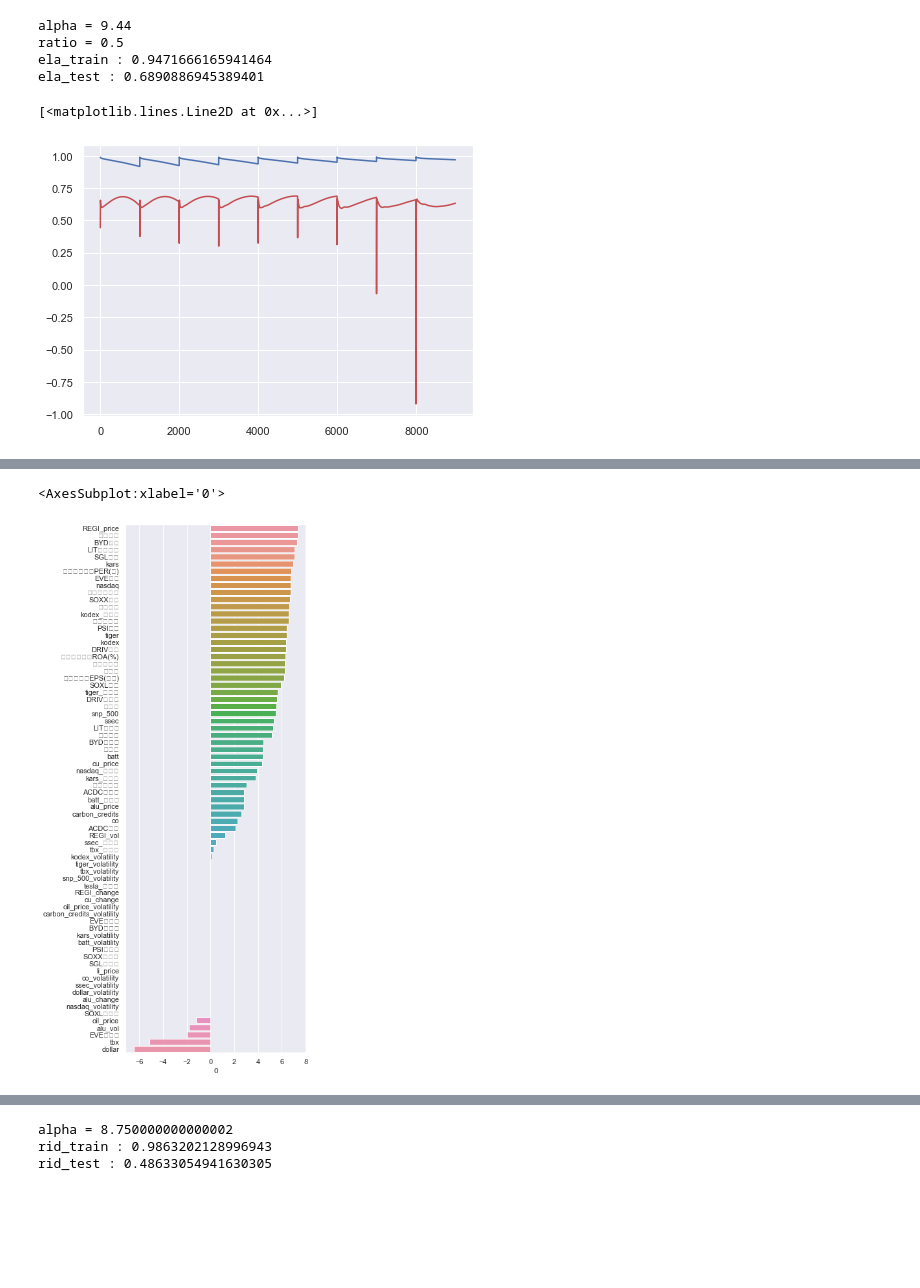
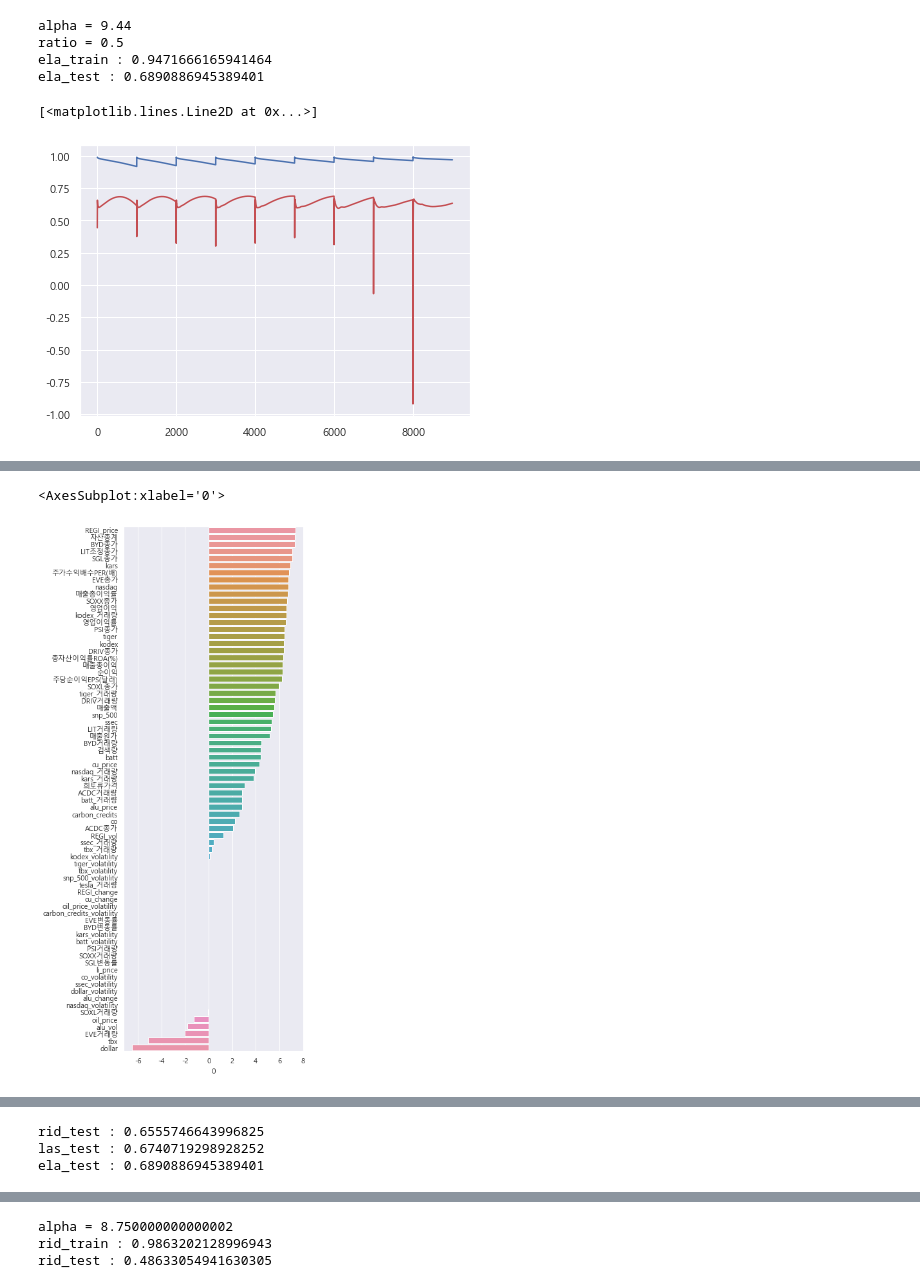
Before and after one commit to cldud400/fintech_1st_project, a Jupyter notebook: 2차 프로젝트/2nd_project_B조_MachineLeaning.ipynb, the cells around one changed output, grey strips where cells are left out. Cells and saved outputs as stored; diff of their text form; code cells hidden in the pictures; blank space fills up the shorter version.

```diff
--- a/2차 프로젝트/2nd_project_B조_MachineLeaning.ipynb
+++ b/2차 프로젝트/2nd_project_B조_MachineLeaning.ipynb
@@ -9,7 +7,10 @@ import seaborn as sns
 import plotly.express as px
 # %%
 # plot 한글
-plt.rcParams['font.family'] = 'D2Coding'
+plt.rcParams['font.family'] = 'Malgun Gothic'
+sns.set(font="Malgun Gothic",
+        rc={"axes.unicode_minus":False,'figure.figsize':(5,15)},
+        style='darkgrid')
 # %%
 from sklearn.preprocessing import StandardScaler, MinMaxScaler
 from sklearn.model_selection import train_test_split
@@ -441,8 +458,3 @@ plt.legend(loc='best', ncol=2)
 plt.show()
 # %% [output]
 [figure]
-# %%
-coef_df = pd.DataFrame(ela.coef_, index = x_train.columns)
-coef_df = coef_df.sort_values(0, ascending=False)
-sns.set(rc = {'figure.figsize':(5,15)})
-sns.barplot(x=coef_df[0].sort_values(ascending=False), y=coef_df.index)
@@ -578,7 +587,7 @@ plt.plot(test_li, c='r')
 plt.plot(train_li, c='b')
 # %% [output]
 [<matplotlib.lines.Line2D at 0x...>]
-[figure, old version]
+[figure, new version]
 # %%
 ela = ElasticNet(l1_ratio=0.5, alpha=9.44)
 ela.fit(x_train_scaled, y_train)
@@ -609,11 +618,15 @@ array([-0.        , -1.24021114,  0.        ,  2.59623771,  0.        ,
 # %%
 coef_df = pd.DataFrame(ela.coef_, index = x_train.columns)
 coef_df = coef_df.sort_values(0, ascending=False)
-sns.set(rc = {'figure.figsize':(5,15)})
+# plot 한글
+plt.rcParams['font.family'] = 'Malgun Gothic'
+sns.set(font="Malgun Gothic",
+        rc={"axes.unicode_minus":False,'figure.figsize':(5,15)},
+        style='darkgrid')
 sns.barplot(x=coef_df[0].sort_values(ascending=False), y=coef_df.index)
 # %% [output]
 <AxesSubplot:xlabel='0'>
-[figure, old version]
+[figure, new version]
 # %%
 plt.figure(figsize=(15,5))
 plt.plot(range(0,len(preds_ela)),preds_ela, c='r', label='Predict')
@@ -622,3 +635,12 @@ plt.legend(loc='best', ncol=2)
 plt.show()
 # %% [output]
 [figure]
+# %%
+## 3개의 모델 점수
+print('rid_test :', rid.score(x_test_scaled,y_test))
+print('las_test :', las.score(x_test_scaled,y_test))
+print('ela_test :', ela.score(x_test_scaled,y_test))
+# %% [output]
+rid_test : 0.6555746643996825
+las_test : 0.6740719298928252
+ela_test : 0.6890886945389401
```
Also changed, not shown: parts of 60 cells of this notebook, 1 other file.
